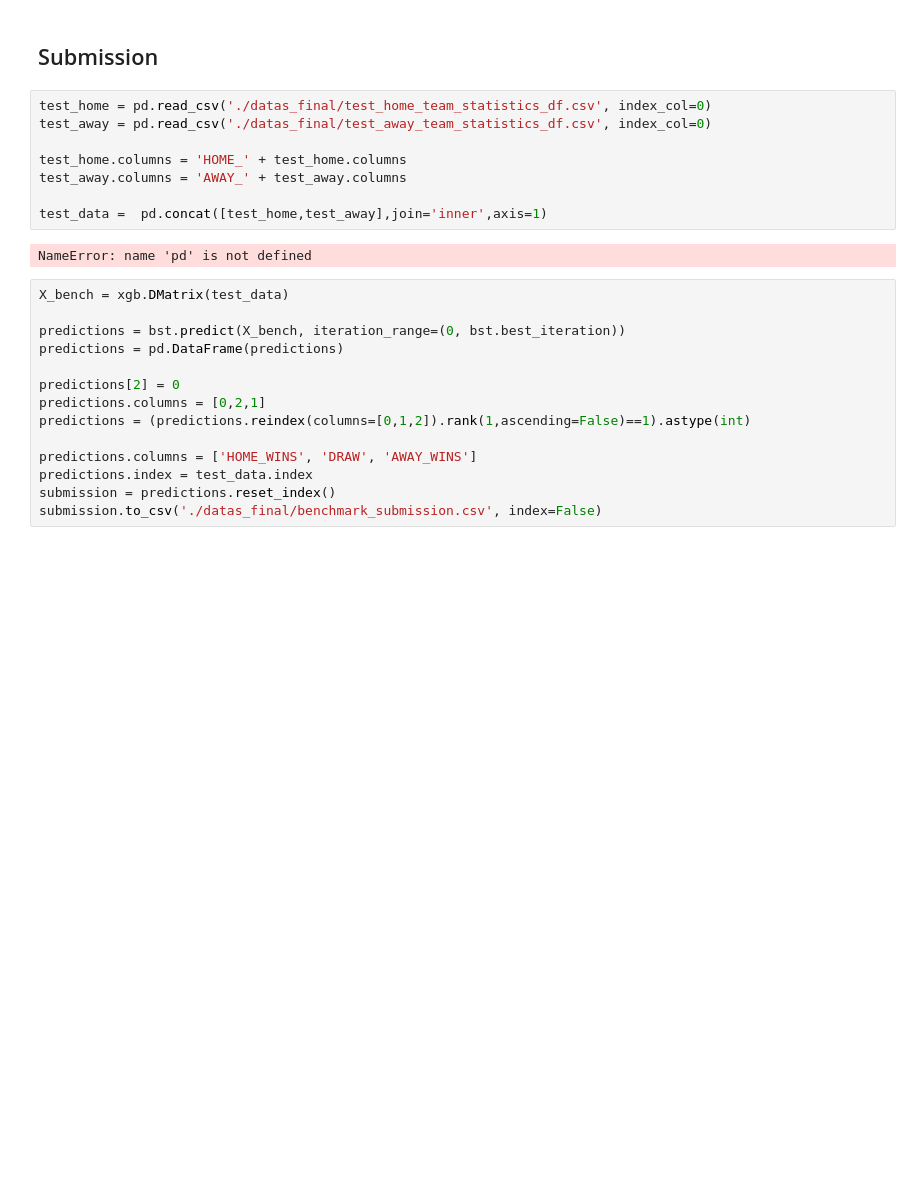
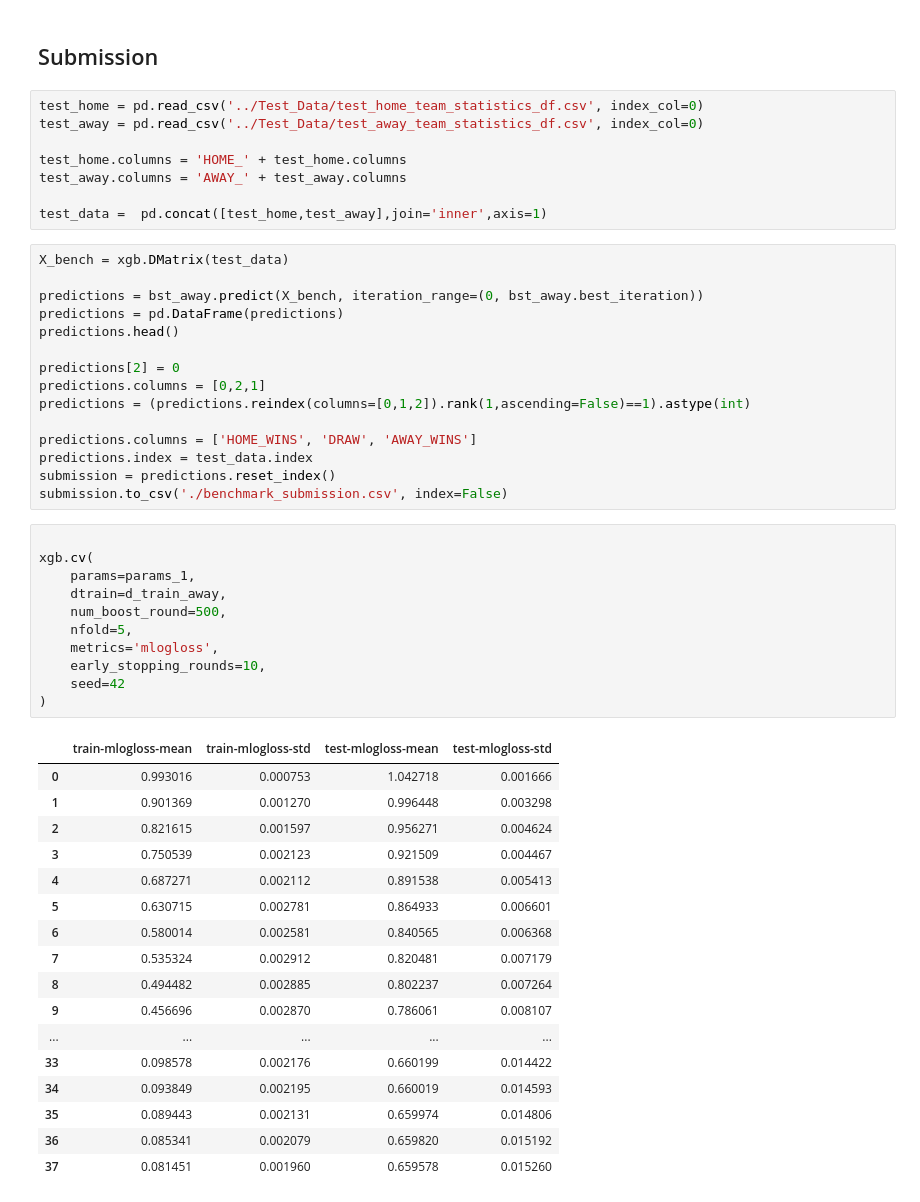
Before and after one commit to Nomehh/MachineLearning, a Jupyter notebook: data/benchmark_and_extras/benchmark_notebook.ipynb, the cells around one changed output. Drawn from its saved outputs; the diff is of its cells as text; blank space fills up the shorter version.

```diff
--- a/data/benchmark_and_extras/benchmark_notebook.ipynb
+++ b/data/benchmark_and_extras/benchmark_notebook.ipynb
@@ -140,20 +137,19 @@ np.round(accuracy_score(predictions,target),4)
 # %% [markdown]
 ## Submission
 # %%
-test_home = pd.read_csv('./datas_final/test_home_team_statistics_df.csv', index_col=0)
-test_away = pd.read_csv('./datas_final/test_away_team_statistics_df.csv', index_col=0)
+test_home = pd.read_csv('../Test_Data/test_home_team_statistics_df.csv', index_col=0)
+test_away = pd.read_csv('../Test_Data/test_away_team_statistics_df.csv', index_col=0)
 
 test_home.columns = 'HOME_' + test_home.columns
 test_away.columns = 'AWAY_' + test_away.columns
 
 test_data =  pd.concat([test_home,test_away],join='inner',axis=1)
-# %% [output]
-NameError: name 'pd' is not defined
 # %%
 X_bench = xgb.DMatrix(test_data)
 
-predictions = bst.predict(X_bench, iteration_range=(0, bst.best_iteration))
+predictions = bst_away.predict(X_bench, iteration_range=(0, bst_away.best_iteration))
 predictions = pd.DataFrame(predictions)
+predictions.head()
 
 predictions[2] = 0
 predictions.columns = [0,2,1]
@@ -162,4 +158,33 @@ predictions = (predictions.reindex(columns=[0,1,2]).rank(1,ascending=False)==1).
 predictions.columns = ['HOME_WINS', 'DRAW', 'AWAY_WINS']
 predictions.index = test_data.index
 submission = predictions.reset_index()
-submission.to_csv('./datas_final/benchmark_submission.csv', index=False)
+submission.to_csv('./benchmark_submission.csv', index=False)
+# %%
+
+xgb.cv(
+    params=params_1,
+    dtrain=d_train_away,
+    num_boost_round=500,
+    nfold=5,
+    metrics='mlogloss',
+    early_stopping_rounds=10,
+    seed=42
+)
+# %% [output]
+|  | train-mlogloss-mean | train-mlogloss-std | test-mlogloss-mean | test-mlogloss-std |
+| 0 | 0.993016 | 0.000753 | 1.042718 | 0.001666 |
+| 1 | 0.901369 | 0.001270 | 0.996448 | 0.003298 |
+| 2 | 0.821615 | 0.001597 | 0.956271 | 0.004624 |
+| 3 | 0.750539 | 0.002123 | 0.921509 | 0.004467 |
+| 4 | 0.687271 | 0.002112 | 0.891538 | 0.005413 |
+| 5 | 0.630715 | 0.002781 | 0.864933 | 0.006601 |
+| 6 | 0.580014 | 0.002581 | 0.840565 | 0.006368 |
+| 7 | 0.535324 | 0.002912 | 0.820481 | 0.007179 |
+| 8 | 0.494482 | 0.002885 | 0.802237 | 0.007264 |
+| 9 | 0.456696 | 0.002870 | 0.786061 | 0.008107 |
+| ... | ... | ... | ... | ... |
+| 33 | 0.098578 | 0.002176 | 0.660199 | 0.014422 |
+| 34 | 0.093849 | 0.002195 | 0.660019 | 0.014593 |
+| 35 | 0.089443 | 0.002131 | 0.659974 | 0.014806 |
+| 36 | 0.085341 | 0.002079 | 0.659820 | 0.015192 |
+| 37 | 0.081451 | 0.001960 | 0.659578 | 0.015260 |
```
Also changed, not shown: parts of 11 cells of this notebook.
